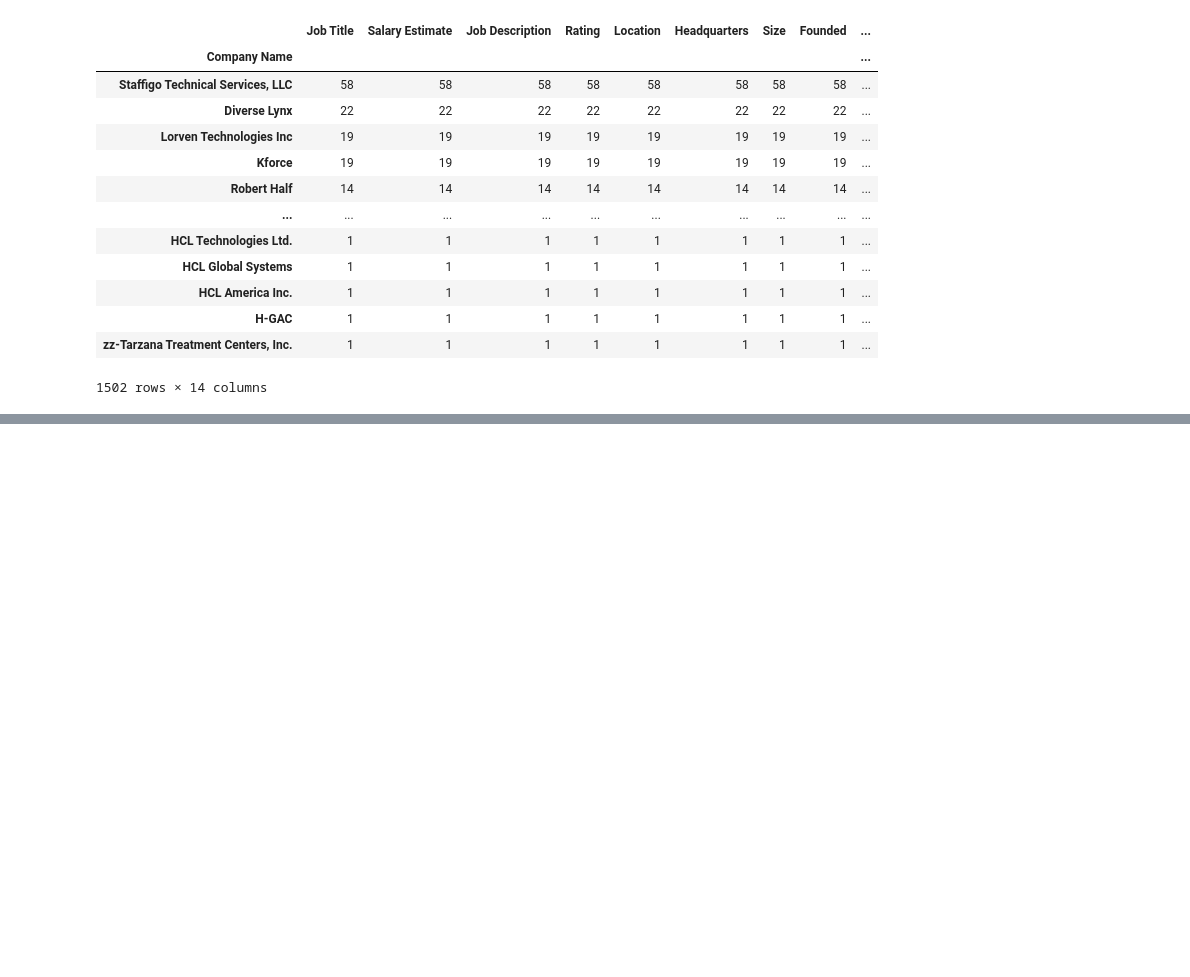
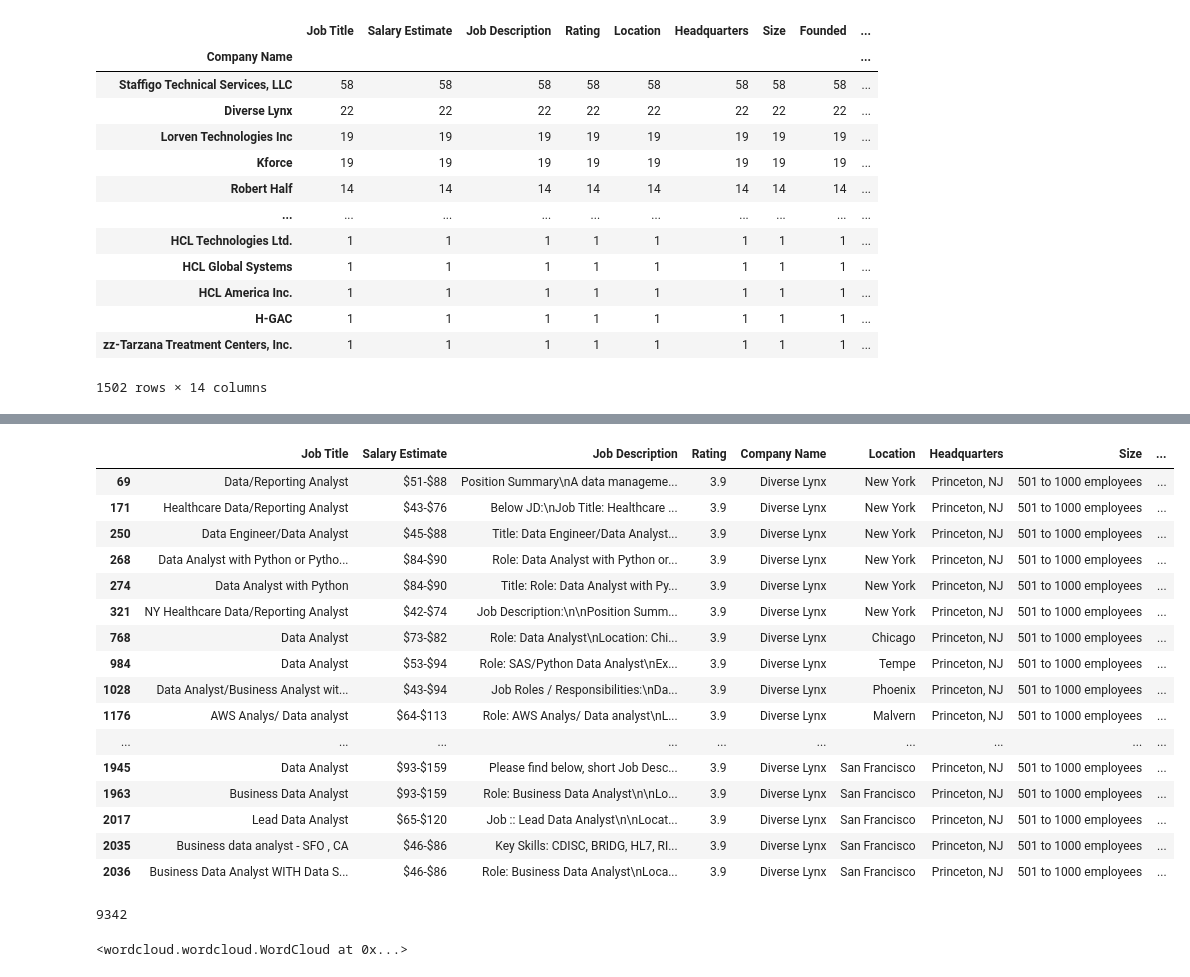
Before and after one commit to ashish2266/EDA-on-job-listing, a Jupyter notebook: notebook.ipynb, the cells around one changed output, grey strips where cells are left out. Cells and saved outputs as stored; diff of their text form; code cells hidden in the pictures; blank space fills up the shorter version.

```diff
--- a/notebook.ipynb
+++ b/notebook.ipynb
@@ -38,3 +39,23 @@ memory usage: 281.6+ KB
 len(df['Job Title'].unique())
 # %% [output]
 1272
+# %%
+# df.drop(['Unnamed: 0'], axis=1, inplace=True)
+
+df.Rating = df.Rating.apply(lambda x: np.nan if x<0 else x)
+df.Founded = df.Founded.apply(lambda x: np.nan if x<0 else x)
+df = df.replace(['-1'], np.nan)
+
+df['Company Name'] = df['Company Name'].str.split('\n').str[0]
+
+df["Salary Estimate"] = df["Salary Estimate"].str.replace("\(Glassdoor est.\)", "")
+df["Salary Estimate"] = df["Salary Estimate"].str.replace("K", "")
+df[['Salary Lower bound','Salary Upper bound']] = df["Salary Estimate"].str.split("-",expand=True)
+
+df["Salary Lower bound"] = df["Salary Lower bound"].str.replace("$", "")
+df["Salary Upper bound"] = df["Salary Upper bound"].str.replace("$", "")
+
+df["Salary Lower bound"] = pd.to_numeric(df["Salary Lower bound"])
+df["Salary Upper bound"] = pd.to_numeric(df["Salary Upper bound"])
+
+df[["City", "State", "None"]] = df["Location"] = pd.DataFrame(df.Location.str.split(",", expand = True))
@@ -102,0 +157,20 @@ df.groupby('Company Name').count().sort_values('Rating', ascending= False)
+# %%
+df[df['Company Name'] == 'Diverse Lynx']
+# %% [output]
+|  | Job Title | Salary Estimate | Job Description | Rating | Company Name | Location | Headquarters | Size | ... |
+| 69 | Data/Reporting Analyst | $51-$88 | Position Summary\nA data manageme... | 3.9 | Diverse Lynx | New York | Princeton, NJ | 501 to 1000 employees | ... |
+| 171 | Healthcare Data/Reporting Analyst | $43-$76 | Below JD:\nJob Title: Healthcare ... | 3.9 | Diverse Lynx | New York | Princeton, NJ | 501 to 1000 employees | ... |
+| 250 | Data Engineer/Data Analyst | $45-$88 | Title: Data Engineer/Data Analyst... | 3.9 | Diverse Lynx | New York | Princeton, NJ | 501 to 1000 employees | ... |
+| 268 | Data Analyst with Python or Pytho... | $84-$90 | Role: Data Analyst with Python or... | 3.9 | Diverse Lynx | New York | Princeton, NJ | 501 to 1000 employees | ... |
+| 274 | Data Analyst with Python | $84-$90 | Title: Role: Data Analyst with Py... | 3.9 | Diverse Lynx | New York | Princeton, NJ | 501 to 1000 employees | ... |
+| 321 | NY Healthcare Data/Reporting Analyst | $42-$74 | Job Description:\n\nPosition Summ... | 3.9 | Diverse Lynx | New York | Princeton, NJ | 501 to 1000 employees | ... |
+| 768 | Data Analyst | $73-$82 | Role: Data Analyst\nLocation: Chi... | 3.9 | Diverse Lynx | Chicago | Princeton, NJ | 501 to 1000 employees | ... |
+| 984 | Data Analyst | $53-$94 | Role: SAS/Python Data Analyst\nEx... | 3.9 | Diverse Lynx | Tempe | Princeton, NJ | 501 to 1000 employees | ... |
+| 1028 | Data Analyst/Business Analyst wit... | $43-$94 | Job Roles / Responsibilities:\nDa... | 3.9 | Diverse Lynx | Phoenix | Princeton, NJ | 501 to 1000 employees | ... |
+| 1176 | AWS Analys/ Data analyst | $64-$113 | Role: AWS Analys/ Data analyst\nL... | 3.9 | Diverse Lynx | Malvern | Princeton, NJ | 501 to 1000 employees | ... |
+| ... | ... | ... | ... | ... | ... | ... | ... | ... | ... |
+| 1945 | Data Analyst | $93-$159 | Please find below, short Job Desc... | 3.9 | Diverse Lynx | San Francisco | Princeton, NJ | 501 to 1000 employees | ... |
+| 1963 | Business Data Analyst | $93-$159 | Role: Business Data Analyst\n\nLo... | 3.9 | Diverse Lynx | San Francisco | Princeton, NJ | 501 to 1000 employees | ... |
+| 2017 | Lead Data Analyst | $65-$120 | Job :: Lead Data Analyst\n\nLocat... | 3.9 | Diverse Lynx | San Francisco | Princeton, NJ | 501 to 1000 employees | ... |
+| 2035 | Business data analyst - SFO , CA | $46-$86 | Key Skills: CDISC, BRIDG, HL7, RI... | 3.9 | Diverse Lynx | San Francisco | Princeton, NJ | 501 to 1000 employees | ... |
+| 2036 | Business Data Analyst WITH Data S... | $46-$86 | Role: Business Data Analyst\nLoca... | 3.9 | Diverse Lynx | San Francisco | Princeton, NJ | 501 to 1000 employees | ... |
@@ -102,0 +181,4 @@ df.groupby('Company Name').count().sort_values('Rating', ascending= False)
+# %%
+len(title_text.split())
+# %% [output]
+9342
@@ -102,0 +187,4 @@ df.groupby('Company Name').count().sort_values('Rating', ascending= False)
+# %%
+wc.generate(','.join(df['Job Title'].values)).to_file('title_cloud.png')
+# %% [output]
+<wordcloud.wordcloud.WordCloud at 0x...>
```
Also changed, not shown: parts of 10 cells of this notebook, 4 other files.
